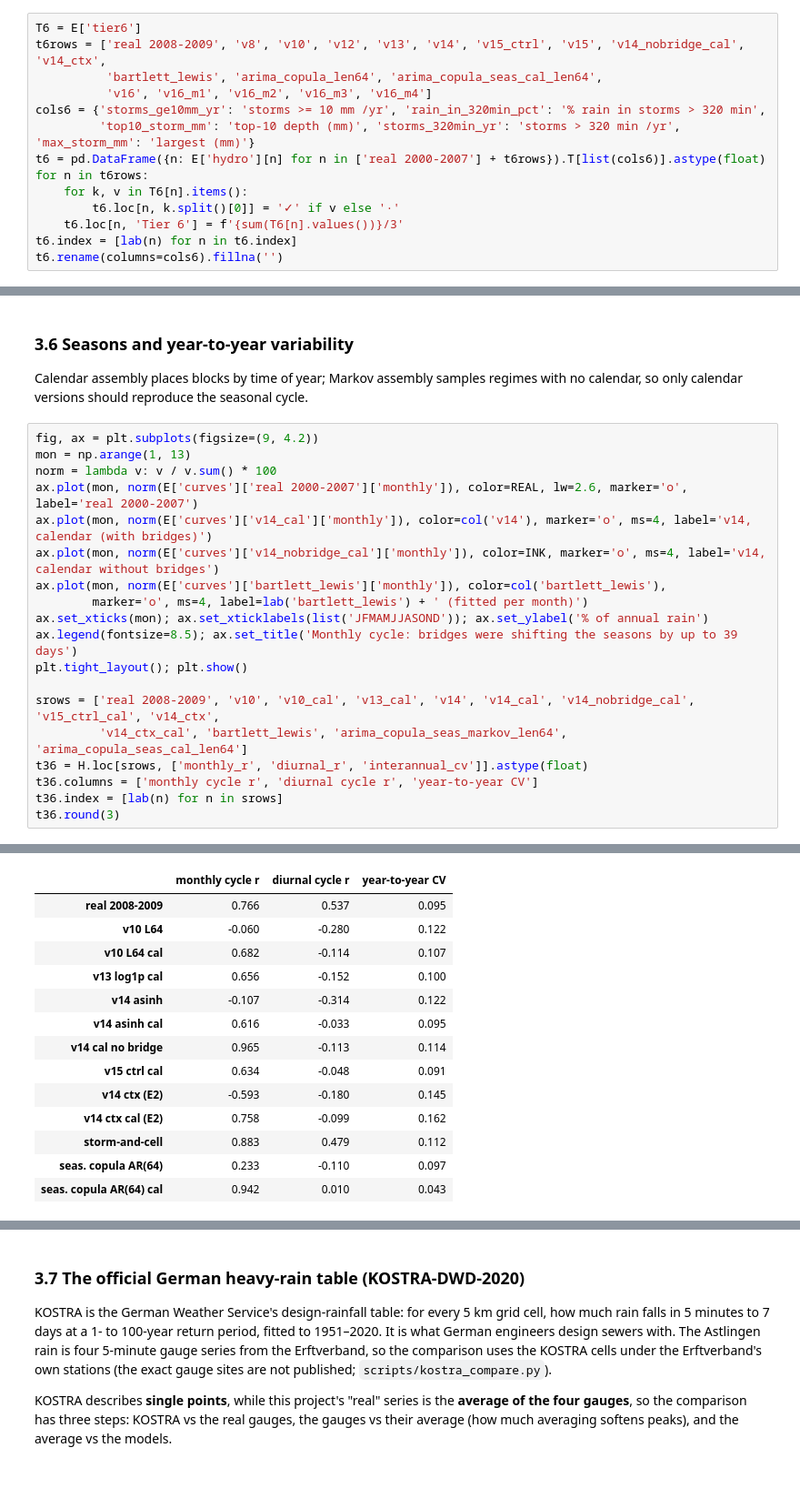
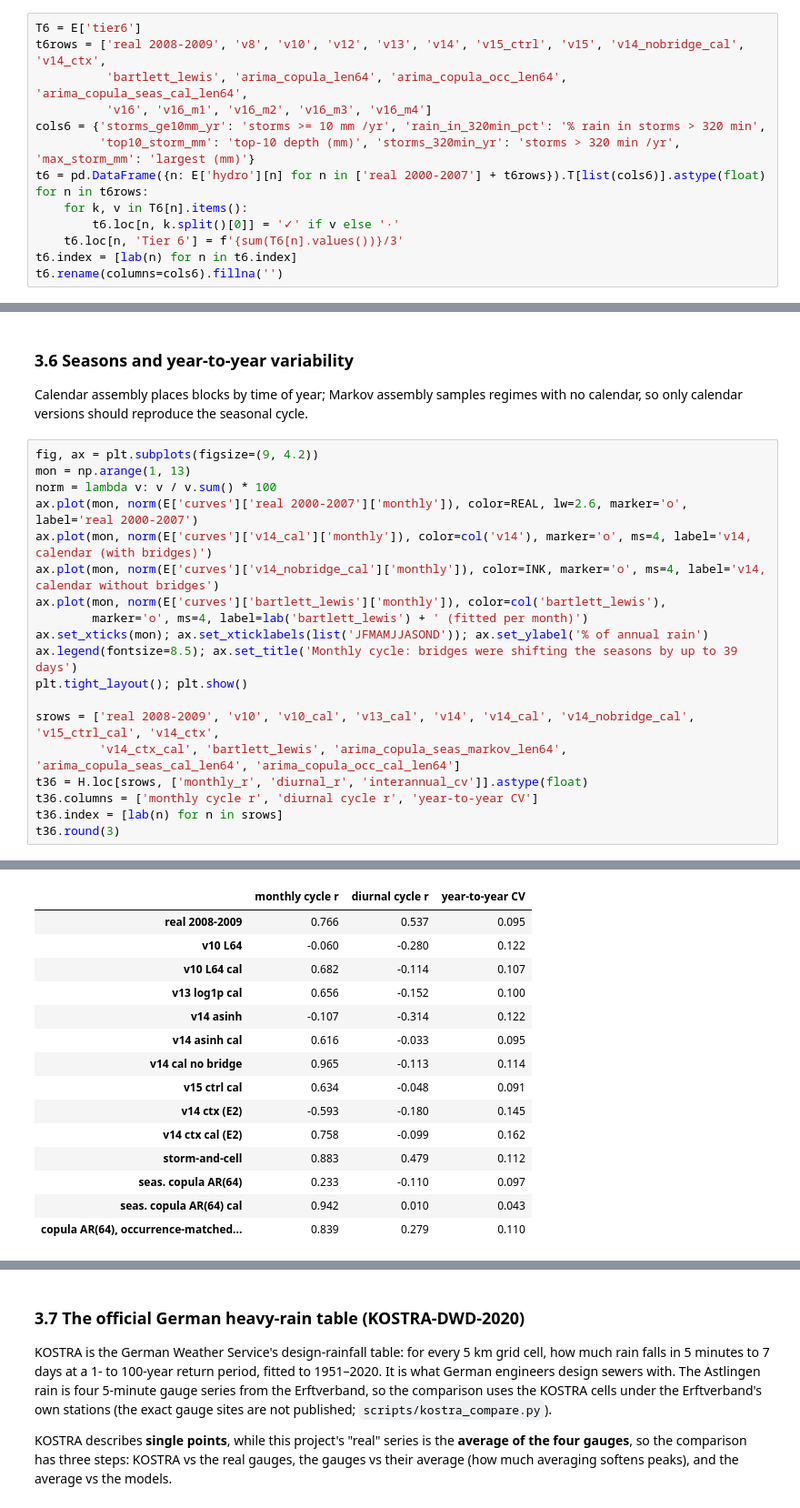
Before and after one commit to tanyarw/ImagenFew, a Jupyter notebook: notebooks/research_evaluation.ipynb, the cells around one changed output, grey strips where cells are left out. Shown at 91% size. Saved outputs shown, nothing was run; the diff lists cells and outputs as text; blank space fills up the shorter version.

```diff
--- a/notebooks/research_evaluation.ipynb
+++ b/notebooks/research_evaluation.ipynb
@@ -231,7 +236,7 @@ reference years (0.70–1.45). Scored apart from the 18 checks above, which keep
 # %%
 T6 = E['tier6']
 t6rows = ['real 2008-2009', 'v8', 'v10', 'v12', 'v13', 'v14', 'v15_ctrl', 'v15', 'v14_nobridge_cal', 'v14_ctx',
-          'bartlett_lewis', 'arima_copula_len64', 'arima_copula_seas_cal_len64',
+          'bartlett_lewis', 'arima_copula_len64', 'arima_copula_occ_len64', 'arima_copula_seas_cal_len64',
           'v16', 'v16_m1', 'v16_m2', 'v16_m3', 'v16_m4']
 cols6 = {'storms_ge10mm_yr': 'storms >= 10 mm /yr', 'rain_in_320min_pct': '% rain in storms > 320 min',
          'top10_storm_mm': 'top-10 depth (mm)', 'storms_320min_yr': 'storms > 320 min /yr', 'max_storm_mm': 'largest (mm)'}
@@ -538,34 +568,35 @@ norm = lambda v: v / v.sum() * 100
 ax.plot(mon, norm(E['curves']['real 2000-2007']['monthly']), color=REAL, lw=2.6, marker='o', label='real 2000-2007')
 ax.plot(mon, norm(E['curves']['v14_cal']['monthly']), color=col('v14'), marker='o', ms=4, label='v14, calendar (with bridges)')
 ax.plot(mon, norm(E['curves']['v14_nobridge_cal']['monthly']), color=INK, marker='o', ms=4, label='v14, calendar without bridges')
 ax.plot(mon, norm(E['curves']['bartlett_lewis']['monthly']), color=col('bartlett_lewis'),
         marker='o', ms=4, label=lab('bartlett_lewis') + ' (fitted per month)')
 ax.set_xticks(mon); ax.set_xticklabels(list('JFMAMJJASOND')); ax.set_ylabel('% of annual rain')
 ax.legend(fontsize=8.5); ax.set_title('Monthly cycle: bridges were shifting the seasons by up to 39 days')
 plt.tight_layout(); plt.show()
 
 srows = ['real 2008-2009', 'v10', 'v10_cal', 'v13_cal', 'v14', 'v14_cal', 'v14_nobridge_cal', 'v15_ctrl_cal', 'v14_ctx',
-         'v14_ctx_cal', 'bartlett_lewis', 'arima_copula_seas_markov_len64', 'arima_copula_seas_cal_len64']
+         'v14_ctx_cal', 'bartlett_lewis', 'arima_copula_seas_markov_len64', 'arima_copula_seas_cal_len64', 'arima_copula_occ_cal_len64']
 t36 = H.loc[srows, ['monthly_r', 'diurnal_r', 'interannual_cv']].astype(float)
 t36.columns = ['monthly cycle r', 'diurnal cycle r', 'year-to-year CV']
 t36.index = [lab(n) for n in srows]
 t36.round(3)
 # %% [output]
 [figure]
 |  | monthly cycle r | diurnal cycle r | year-to-year CV |
 | real 2008-2009 | 0.766 | 0.537 | 0.095 |
 | v10 L64 | -0.060 | -0.280 | 0.122 |
 | v10 L64 cal | 0.682 | -0.114 | 0.107 |
 | v13 log1p cal | 0.656 | -0.152 | 0.100 |
 | v14 asinh | -0.107 | -0.314 | 0.122 |
 | v14 asinh cal | 0.616 | -0.033 | 0.095 |
 | v14 cal no bridge | 0.965 | -0.113 | 0.114 |
 | v15 ctrl cal | 0.634 | -0.048 | 0.091 |
 | v14 ctx (E2) | -0.593 | -0.180 | 0.145 |
 | v14 ctx cal (E2) | 0.758 | -0.099 | 0.162 |
 | storm-and-cell | 0.883 | 0.479 | 0.112 |
 | seas. copula AR(64) | 0.233 | -0.110 | 0.097 |
 | seas. copula AR(64) cal | 0.942 | 0.010 | 0.043 |
+| copula AR(64), occurrence-matched... | 0.839 | 0.279 | 0.110 |
 # %% [markdown]
 **Findings.** Removing bridge blocks (`--bridge_blocks 0`) took the monthly correlation from
 **0.62 to 0.97**, as predicted before the run (Sept 30): each bridge added time the calendar did
```
Also changed, not shown: parts of 23 cells of this notebook, 2 other files.
